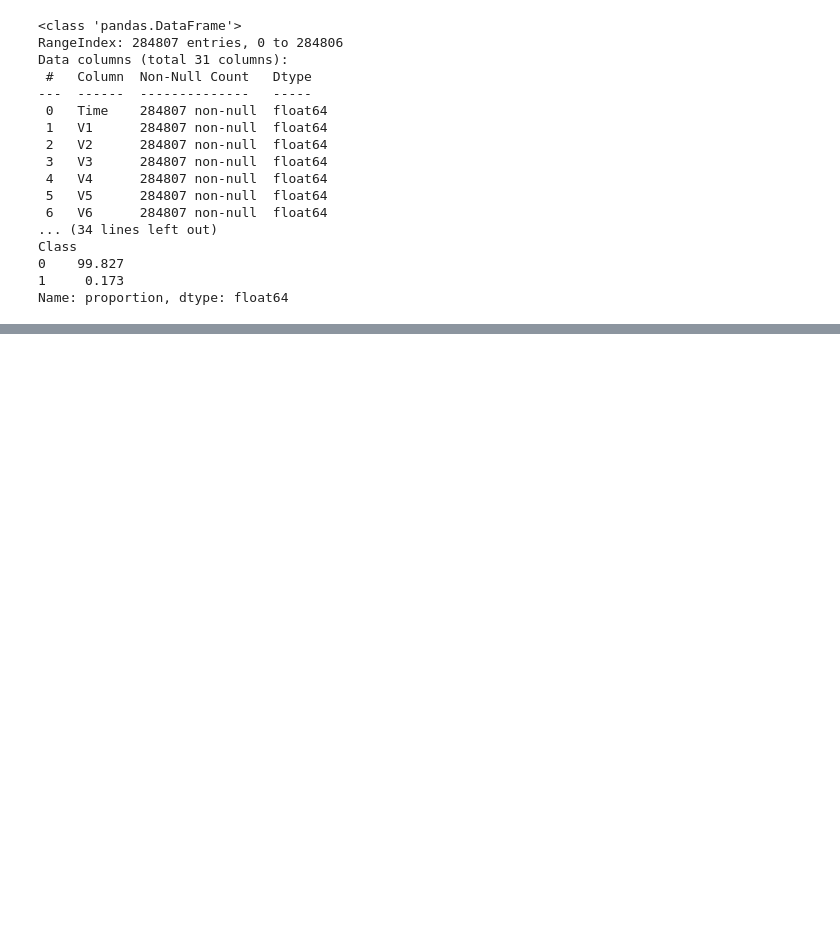
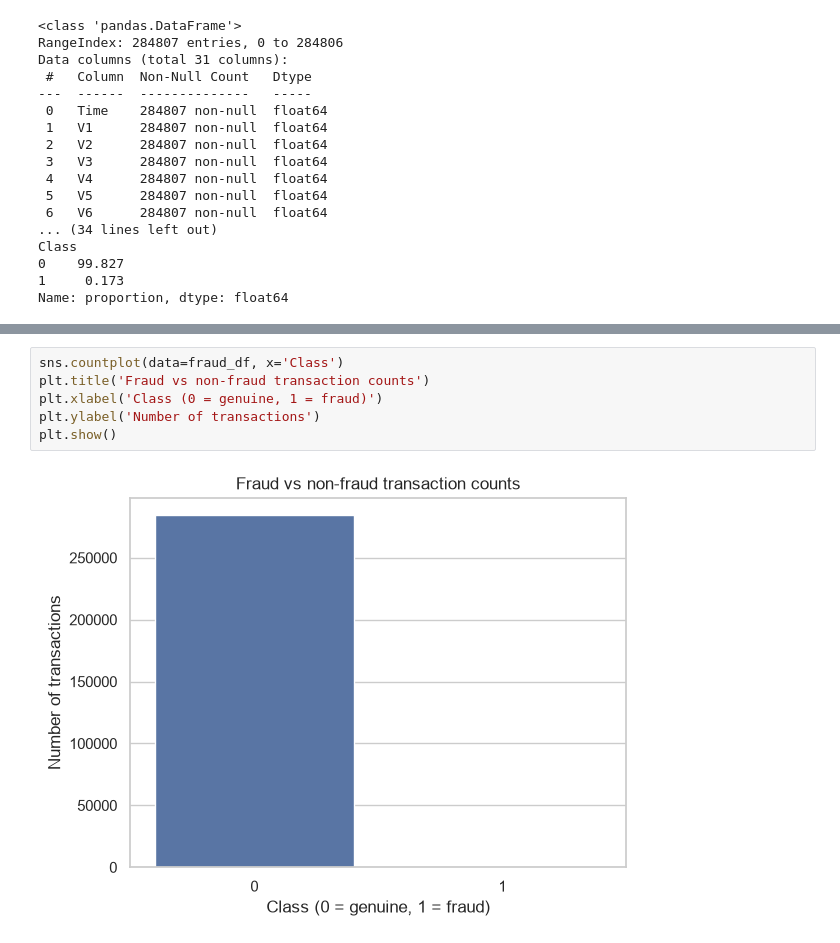
Before and after one commit to zozdemir2026/lab3-fraud-detection-insurance-prediction, a Jupyter notebook: Zeynep_Ozdemir_9045142_CSCN8000_lab3.ipynb, the cells around one changed output, grey strips where cells are left out. Saved outputs shown, nothing was run; the diff lists cells and outputs as text; blank space fills up the shorter version.

Commit message:
Checking target data seperation,Splitting data and fitting the logit model

```diff
--- a/Zeynep_Ozdemir_9045142_CSCN8000_lab3.ipynb
+++ b/Zeynep_Ozdemir_9045142_CSCN8000_lab3.ipynb
@@ -70,0 +77,8 @@ Name: proportion, dtype: float64
+# %%
+sns.countplot(data=fraud_df, x='Class')
+plt.title('Fraud vs non-fraud transaction counts')
+plt.xlabel('Class (0 = genuine, 1 = fraud)')
+plt.ylabel('Number of transactions')
+plt.show()
+# %% [output]
+[figure, added]
```
Also changed, not shown: parts of 5 cells of this notebook.
